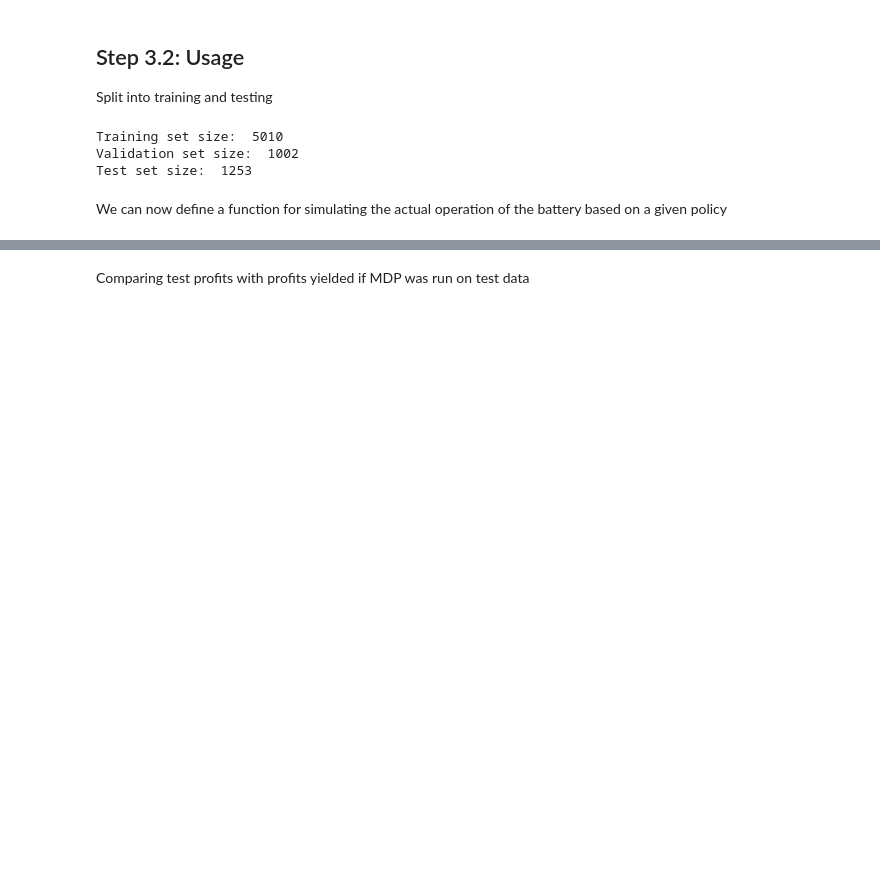
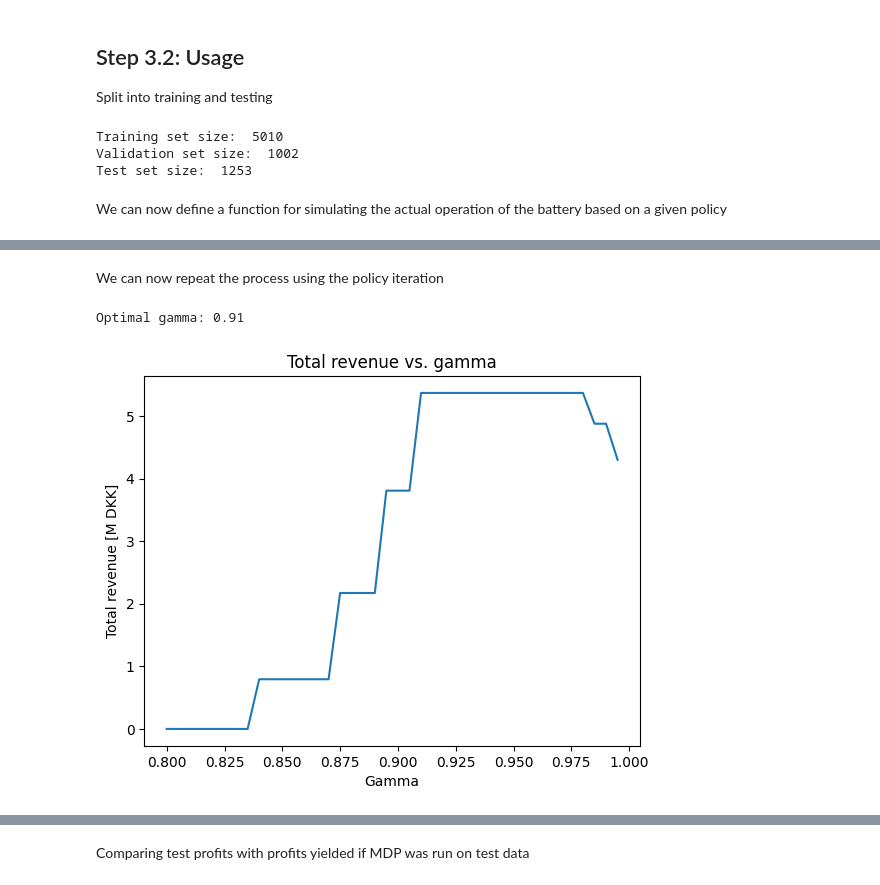
Before and after one commit to JacobSkaarup/46765_assignment3, a Jupyter notebook: main.ipynb, the cells around one changed output, grey strips where cells are left out. Cells and saved outputs as stored; diff of their text form; code cells hidden in the pictures; blank space fills up the shorter version.

```diff
--- a/main.ipynb
+++ b/main.ipynb
@@ -357,0 +367,21 @@ iterations
+# %% [markdown]
+We can now repeat the process using the policy iteration
+# %%
+revenues = []
+for gamma in gammas:
+    V, policy, count, policy_list = policy_iteration(PRICE_STATE, SOC_STATE, ALLOWED_ACTIONS, price_representative, P_ssa_est, gamma=gamma)
+    total_revenue_val, hourly_revenue_val = simulate_policy_with_boundaries(x_val, policy, percentiles, PRICE_STATE, SOC_STATE)
+    revenues.append(total_revenue_val/1E6)
+
+opt_gamma = gammas[np.argmax(revenues)] # Find the gamma that maximizes revenue
+print(f"Optimal gamma: {opt_gamma}")
+
+# Plot the total revenue as a function of gamma
+plt.plot(gammas, revenues)
+plt.xlabel("Gamma")
+plt.ylabel("Total revenue [M DKK]")
+plt.title("Total revenue vs. gamma")
+plt.show()
+# %% [output]
+Optimal gamma: 0.91
+[figure, added]
```
Also changed, not shown: parts of 21 cells of this notebook.
